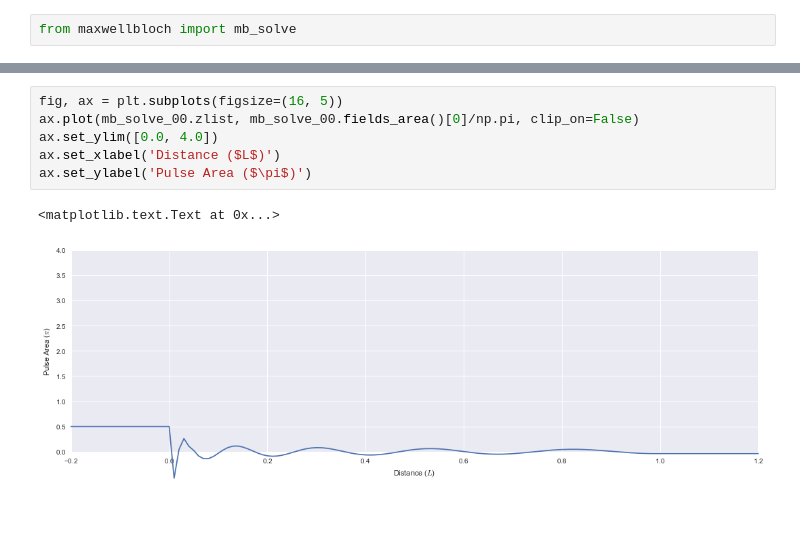
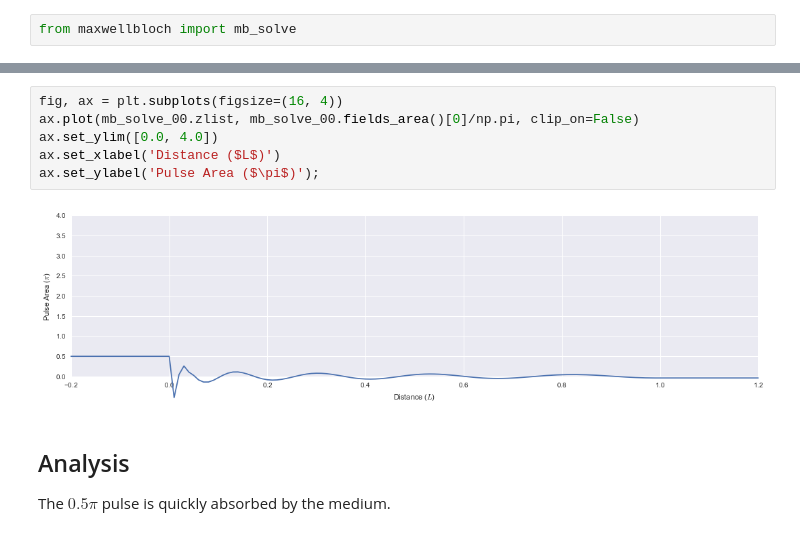
Before and after one commit to tpogden/notebooks-maxwellbloch, a Jupyter notebook: mb-solve-two-sech-0.5pi.ipynb, the cells around one changed output, grey strips where cells are left out. Drawn from its saved outputs; the diff is of its cells as text.

```diff
--- a/mb-solve-two-sech-0.5pi.ipynb
+++ b/mb-solve-two-sech-0.5pi.ipynb
@@ -111,9 +134,12 @@ plt.savefig('images/mb-solve-two-sech-0.5pi.png')
 # %%
-fig, ax = plt.subplots(figsize=(16, 5))
+fig, ax = plt.subplots(figsize=(16, 4))
 ax.plot(mb_solve_00.zlist, mb_solve_00.fields_area()[0]/np.pi, clip_on=False)
 ax.set_ylim([0.0, 4.0])
 ax.set_xlabel('Distance ($L$)')
-ax.set_ylabel('Pulse Area ($\pi$)')
+ax.set_ylabel('Pulse Area ($\pi$)');
 # %% [output]
-<matplotlib.text.Text at 0x...>
-[figure, old version]
+[figure, new version]
+# %% [markdown]
+## Analysis
+
+The $0.5 \pi$ pulse is quickly absorbed by the medium.
```
Also changed, not shown: parts of 13 cells of this notebook, 14 other files.
